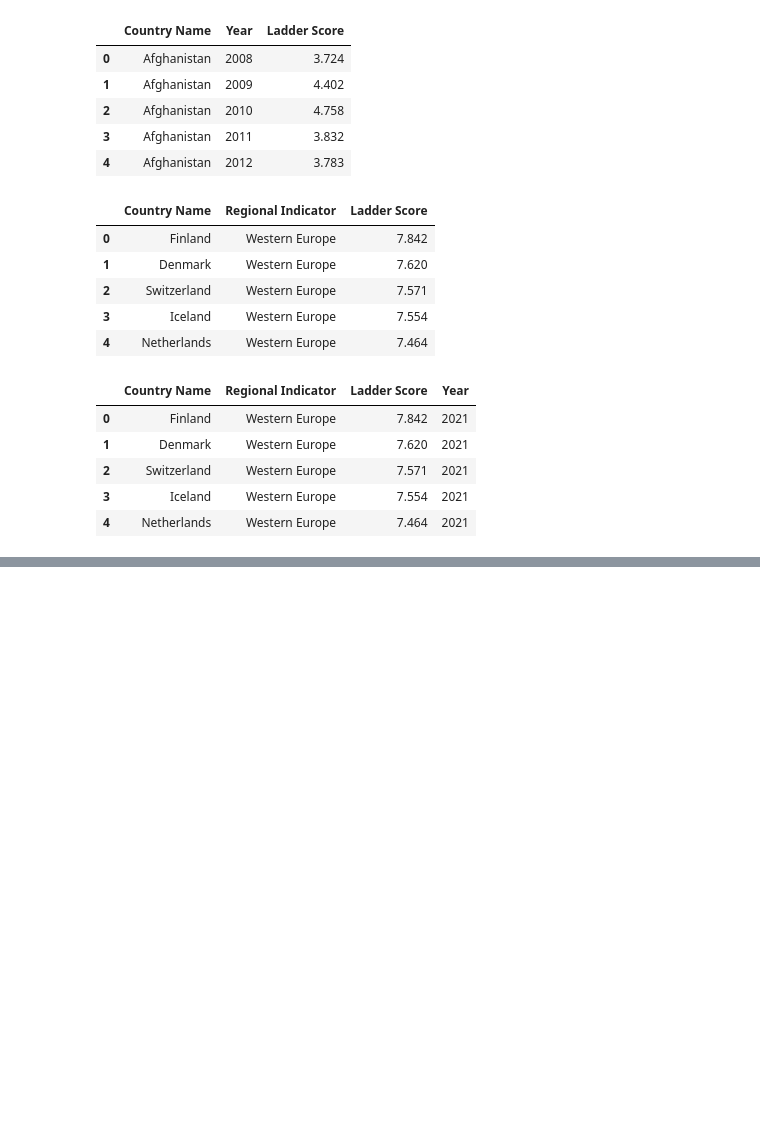
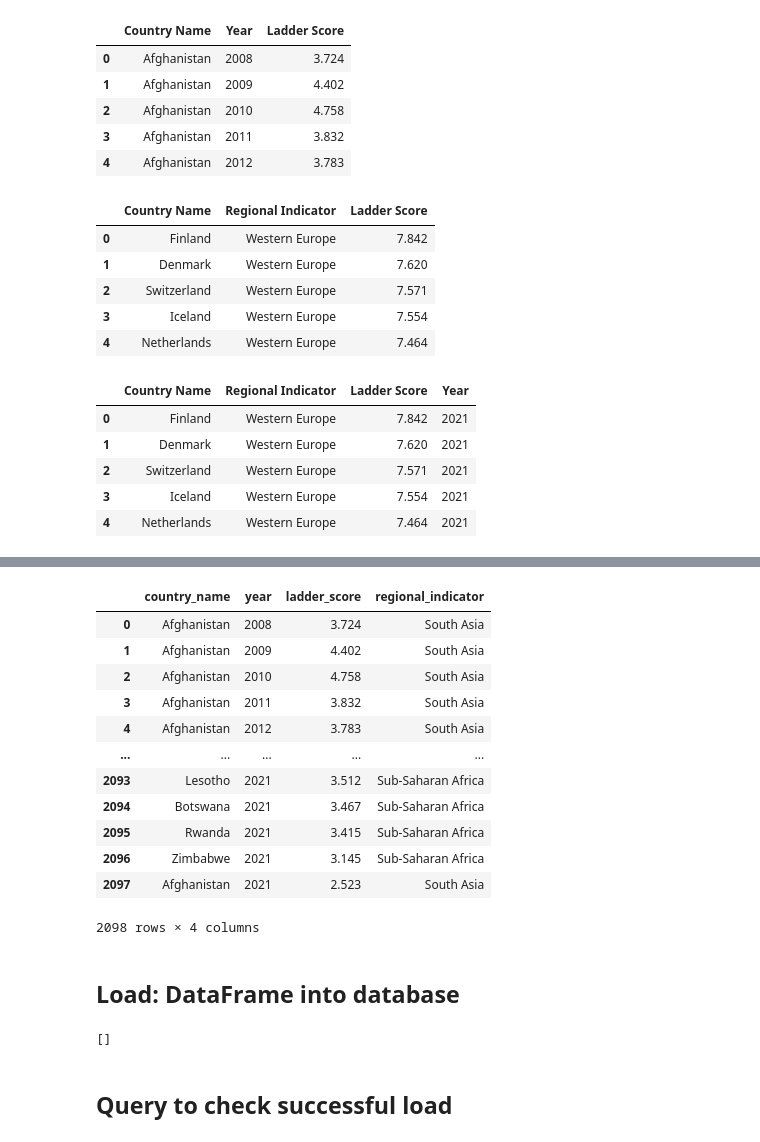
Before and after one commit to luvin13/ETL-Project, a Jupyter notebook: WorldHappy.ipynb, the cells around one changed output, grey strips where cells are left out. Saved outputs shown, nothing was run; the diff lists cells and outputs as text; code cells hidden in the pictures; blank space fills up the shorter version.

```diff
--- a/WorldHappy.ipynb
+++ b/WorldHappy.ipynb
@@ -99,2 +111,5 @@ result.head(20)
 # %%
-result = multihappy_trans.join(happy21_trans)
+# Create lookup data frame
+ri_dfcols = ["Country Name", "Regional Indicator"]
+ri_df = happy21_trans[ri_dfcols]
+ri_df
@@ -100,0 +130,26 @@ result = multihappy_trans.join(happy21_trans)
+# %%
+# Merge dfs and rename for sql db
+allhappy_new = pd.merge(allhappy, ri_df, on="Country Name", how="left")
+allhappy_new = allhappy_new.rename(columns={"Regional Indicator_y": "regional_indicator",
+                                           "Country Name": "country_name",
+                                           "Ladder Score": "ladder_score",
+                                           "Year": "year"})
+allhappy_new['ladder_score'].round(3)
+allhappy_new.drop(columns="Regional Indicator_x", inplace=True)
+allhappy_new
+# %% [output]
+|  | country_name | year | ladder_score | regional_indicator |
+| 0 | Afghanistan | 2008 | 3.724 | South Asia |
+| 1 | Afghanistan | 2009 | 4.402 | South Asia |
+| 2 | Afghanistan | 2010 | 4.758 | South Asia |
+| 3 | Afghanistan | 2011 | 3.832 | South Asia |
+| 4 | Afghanistan | 2012 | 3.783 | South Asia |
+| ... | ... | ... | ... | ... |
+| 2093 | Lesotho | 2021 | 3.512 | Sub-Saharan Africa |
+| 2094 | Botswana | 2021 | 3.467 | Sub-Saharan Africa |
+| 2095 | Rwanda | 2021 | 3.415 | Sub-Saharan Africa |
+| 2096 | Zimbabwe | 2021 | 3.145 | Sub-Saharan Africa |
+| 2097 | Afghanistan | 2021 | 2.523 | South Asia |
+2098 rows × 4 columns
+# %% [markdown]
+## Load: DataFrame into database
@@ -100,0 +160,5 @@ result = multihappy_trans.join(happy21_trans)
+# %%
+# Confirm tables
+engine.table_names()
+# %% [output]
+[]
@@ -100,0 +167,2 @@ result = multihappy_trans.join(happy21_trans)
+# %% [markdown]
+## Query to check successful load
```
Also changed, not shown: parts of 14 cells of this notebook, 3 other files.
